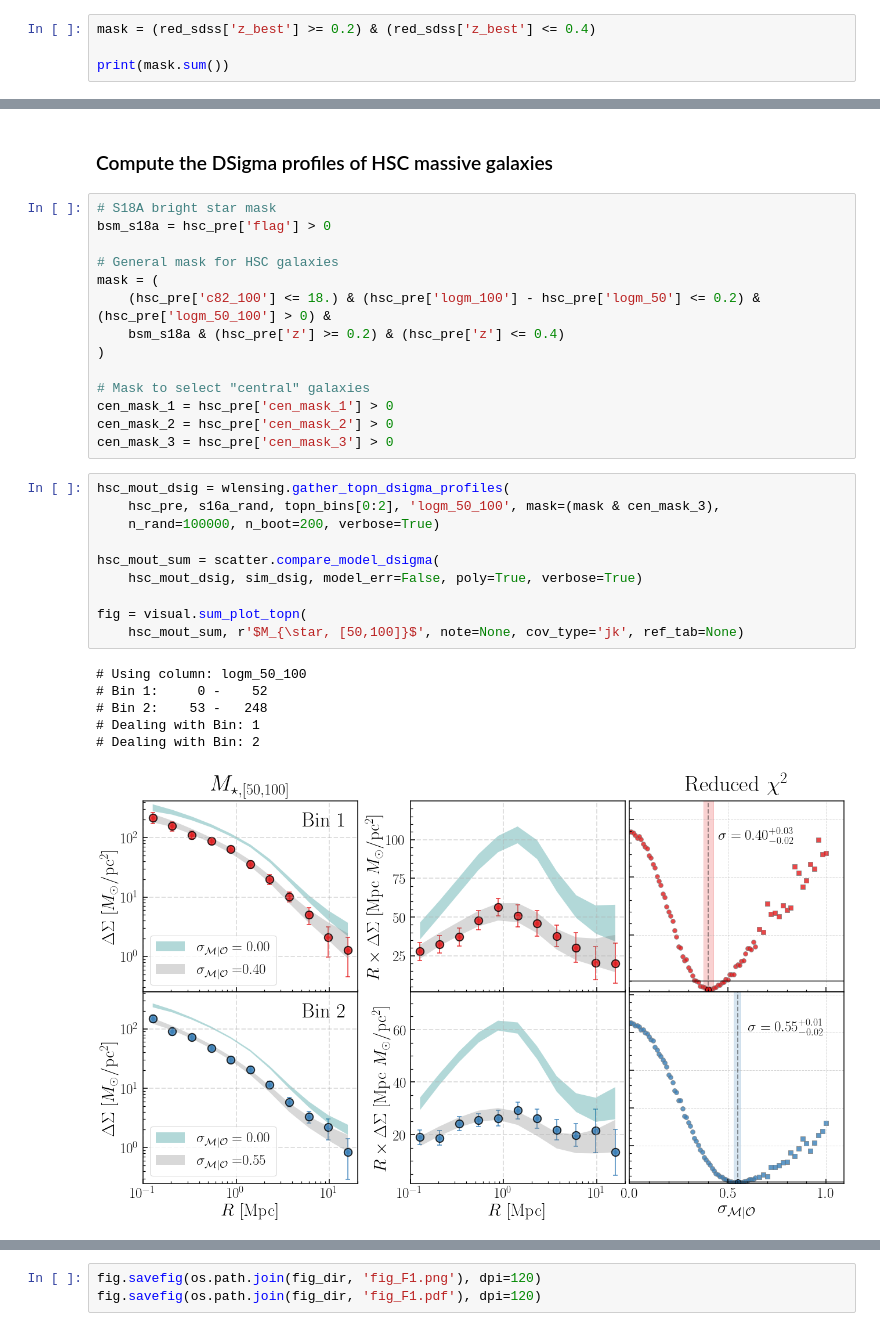
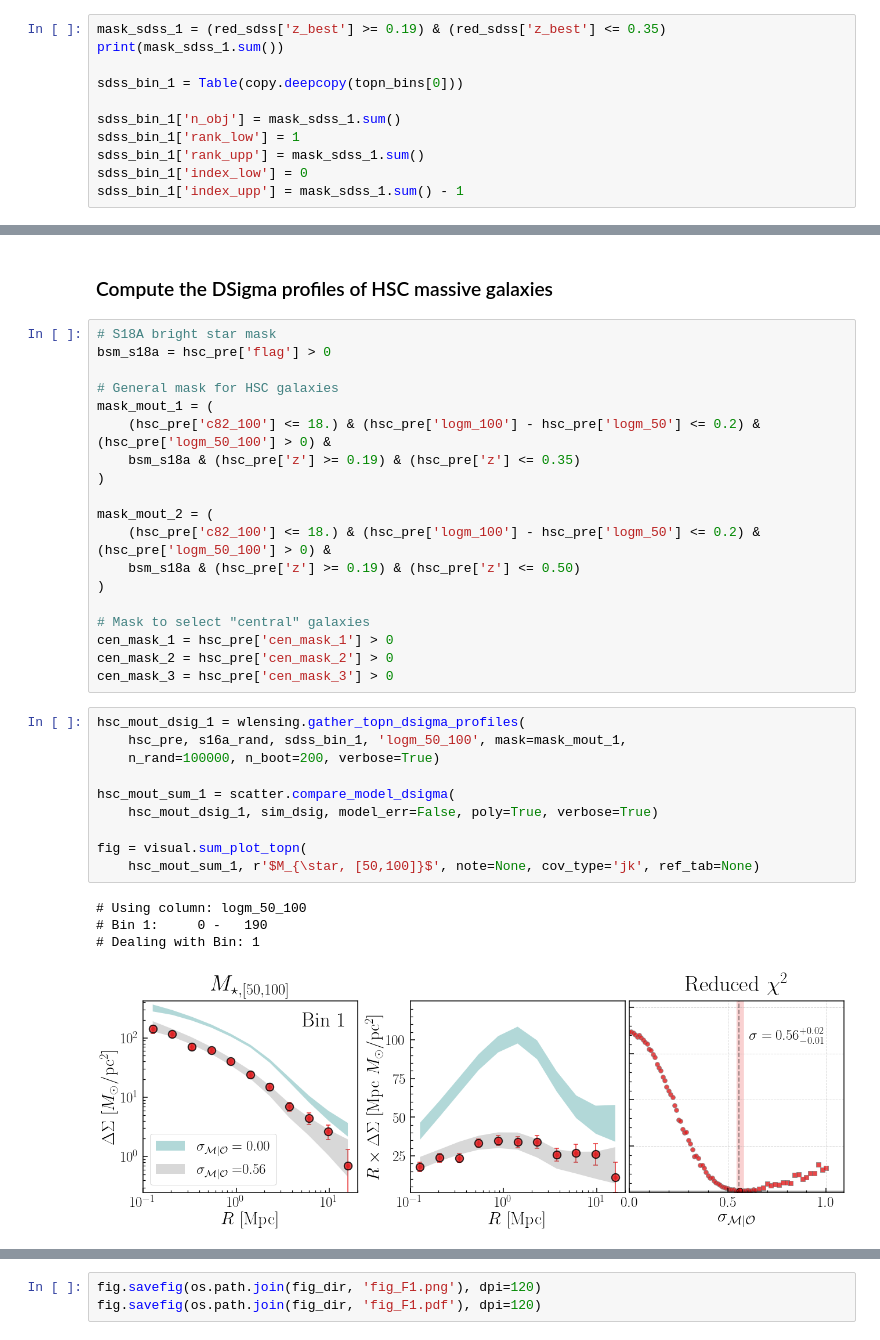
Before and after one commit to dr-guangtou/jianbing, a Jupyter notebook: notebooks/figure/figF1.ipynb, the cells around one changed output, grey strips where cells are left out. Drawn from its saved outputs; the diff is of its cells as text.

```diff
--- a/notebooks/figure/figF1.ipynb
+++ b/notebooks/figure/figF1.ipynb
@@ -95,7 +95,14 @@ plt.scatter(red_sdss['z_best'], red_sdss['lambda_cluster_redm'], s=5, alpha=0.3)
 <matplotlib.collections.PathCollection at 0x...>
 [figure]
 # %%
-mask = (red_sdss['z_best'] >= 0.2) & (red_sdss['z_best'] <= 0.4)
+mask_sdss_1 = (red_sdss['z_best'] >= 0.19) & (red_sdss['z_best'] <= 0.35)
+print(mask_sdss_1.sum())
 
-print(mask.sum())
+sdss_bin_1 = Table(copy.deepcopy(topn_bins[0]))
+
+sdss_bin_1['n_obj'] = mask_sdss_1.sum()
+sdss_bin_1['rank_low'] = 1
+sdss_bin_1['rank_upp'] = mask_sdss_1.sum()
+sdss_bin_1['index_low'] = 0
+sdss_bin_1['index_upp'] = mask_sdss_1.sum() - 1
 # %% [output]
@@ -154,9 +204,14 @@ fig = visual.sum_plot_topn(
 bsm_s18a = hsc_pre['flag'] > 0
 
 # General mask for HSC galaxies
-mask = (
+mask_mout_1 = (
     (hsc_pre['c82_100'] <= 18.) & (hsc_pre['logm_100'] - hsc_pre['logm_50'] <= 0.2) & (hsc_pre['logm_50_100'] > 0) &
-    bsm_s18a & (hsc_pre['z'] >= 0.2) & (hsc_pre['z'] <= 0.4)
+    bsm_s18a & (hsc_pre['z'] >= 0.19) & (hsc_pre['z'] <= 0.35)
+)
+
+mask_mout_2 = (
+    (hsc_pre['c82_100'] <= 18.) & (hsc_pre['logm_100'] - hsc_pre['logm_50'] <= 0.2) & (hsc_pre['logm_50_100'] > 0) &
+    bsm_s18a & (hsc_pre['z'] >= 0.19) & (hsc_pre['z'] <= 0.50)
 )
 
 # Mask to select "central" galaxies
@@ -164,19 +219,17 @@ cen_mask_1 = hsc_pre['cen_mask_1'] > 0
 cen_mask_2 = hsc_pre['cen_mask_2'] > 0
 cen_mask_3 = hsc_pre['cen_mask_3'] > 0
 # %%
-hsc_mout_dsig = wlensing.gather_topn_dsigma_profiles(
-    hsc_pre, s16a_rand, topn_bins[0:2], 'logm_50_100', mask=(mask & cen_mask_3),
+hsc_mout_dsig_1 = wlensing.gather_topn_dsigma_profiles(
+    hsc_pre, s16a_rand, sdss_bin_1, 'logm_50_100', mask=mask_mout_1,
     n_rand=100000, n_boot=200, verbose=True)
 
-hsc_mout_sum = scatter.compare_model_dsigma(
-    hsc_mout_dsig, sim_dsig, model_err=False, poly=True, verbose=True)
+hsc_mout_sum_1 = scatter.compare_model_dsigma(
+    hsc_mout_dsig_1, sim_dsig, model_err=False, poly=True, verbose=True)
 
 fig = visual.sum_plot_topn(
-    hsc_mout_sum, r'$M_{\star, [50,100]}$', note=None, cov_type='jk', ref_tab=None)
+    hsc_mout_sum_1, r'$M_{\star, [50,100]}$', note=None, cov_type='jk', ref_tab=None)
 # %% [output]
 # Using column: logm_50_100
-# Bin 1:     0 -    52
-# Bin 2:    53 -   248
+# Bin 1:     0 -   190
 # Dealing with Bin: 1
-# Dealing with Bin: 2
-[figure, old version]
+[figure, new version]
```
Also changed, not shown: parts of 12 cells of this notebook, 1 other file.
